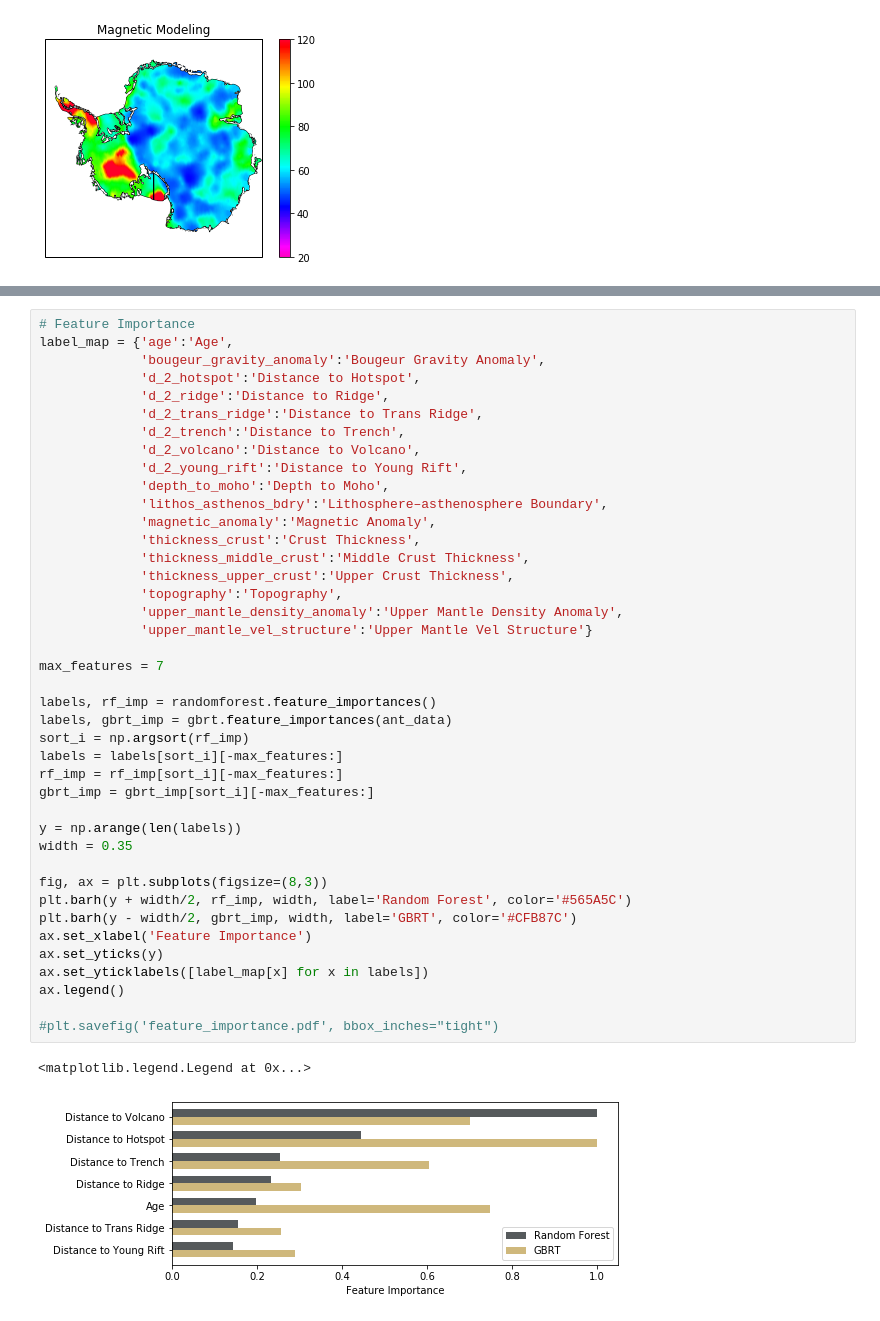
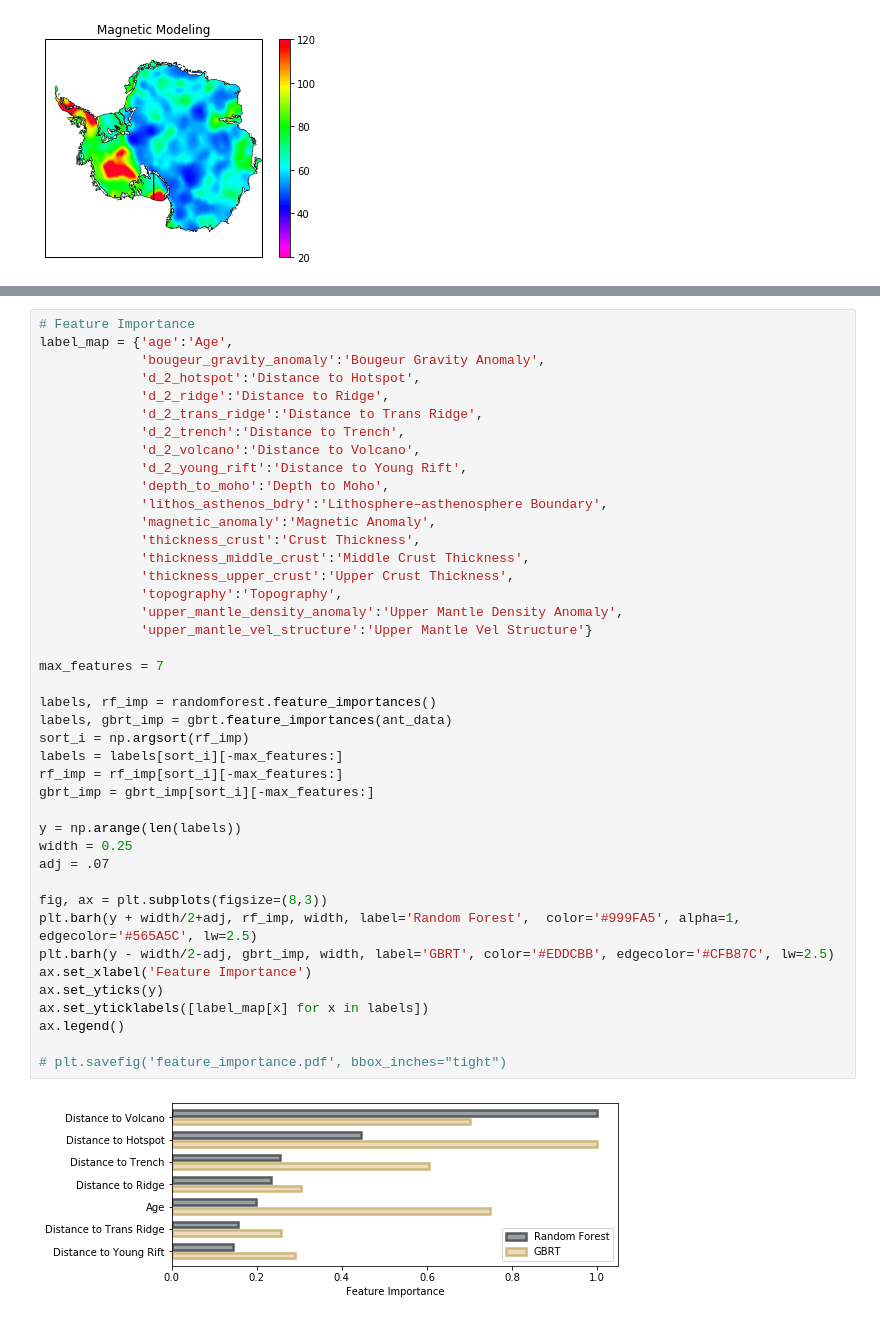
Before and after one commit to kjgoodrick/CSCI_5622_Project_Final, a Jupyter notebook: Generate_Maps.ipynb, the cells around one changed output, grey strips where cells are left out. Drawn from its saved outputs; the diff is of its cells as text.

```diff
--- a/Generate_Maps.ipynb
+++ b/Generate_Maps.ipynb
@@ -69,36 +69,36 @@ label_map = {'age':'Age',
              'd_2_volcano':'Distance to Volcano',
              'd_2_young_rift':'Distance to Young Rift',
              'depth_to_moho':'Depth to Moho',
              'lithos_asthenos_bdry':'Lithosphere–asthenosphere Boundary',
              'magnetic_anomaly':'Magnetic Anomaly',
              'thickness_crust':'Crust Thickness',
              'thickness_middle_crust':'Middle Crust Thickness',
              'thickness_upper_crust':'Upper Crust Thickness',
              'topography':'Topography',
              'upper_mantle_density_anomaly':'Upper Mantle Density Anomaly',
              'upper_mantle_vel_structure':'Upper Mantle Vel Structure'}
 
 max_features = 7
 
 labels, rf_imp = randomforest.feature_importances()
 labels, gbrt_imp = gbrt.feature_importances(ant_data)
 sort_i = np.argsort(rf_imp)
 labels = labels[sort_i][-max_features:]
 rf_imp = rf_imp[sort_i][-max_features:]
 gbrt_imp = gbrt_imp[sort_i][-max_features:]
 
 y = np.arange(len(labels))
-width = 0.35
+width = 0.25
+adj = .07
 
 fig, ax = plt.subplots(figsize=(8,3))
-plt.barh(y + width/2, rf_imp, width, label='Random Forest', color='#565A5C')
-plt.barh(y - width/2, gbrt_imp, width, label='GBRT', color='#CFB87C')
+plt.barh(y + width/2+adj, rf_imp, width, label='Random Forest',  color='#999FA5', alpha=1, edgecolor='#565A5C', lw=2.5)
+plt.barh(y - width/2-adj, gbrt_imp, width, label='GBRT', color='#EDDCBB', edgecolor='#CFB87C', lw=2.5)
 ax.set_xlabel('Feature Importance')
 ax.set_yticks(y)
 ax.set_yticklabels([label_map[x] for x in labels])
 ax.legend()
 
-#plt.savefig('feature_importance.pdf', bbox_inches="tight")
+# plt.savefig('feature_importance.pdf', bbox_inches="tight")
 # %% [output]
-<matplotlib.legend.Legend at 0x...>
-[figure, old version]
+[figure, new version]
```
Also changed, not shown: parts of 1 cell of this notebook.
